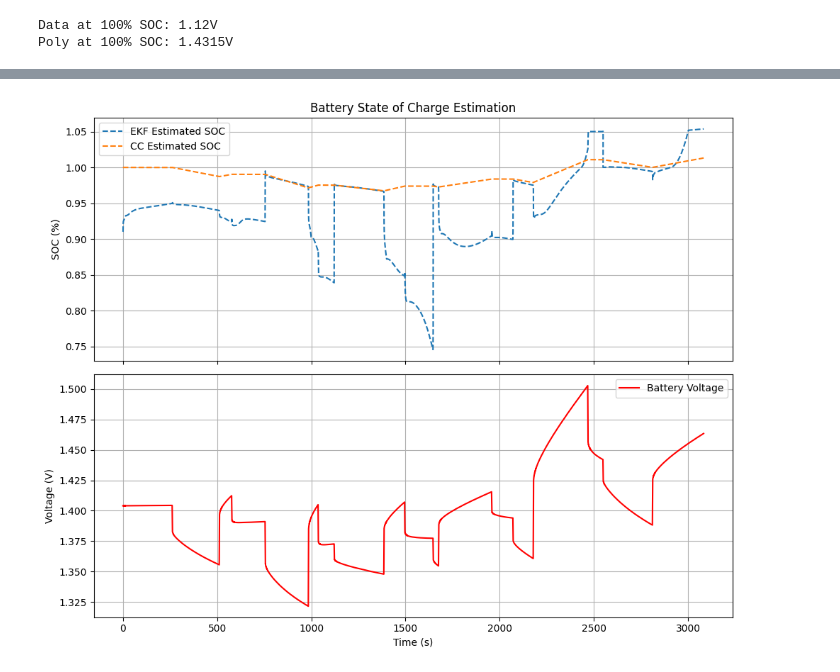
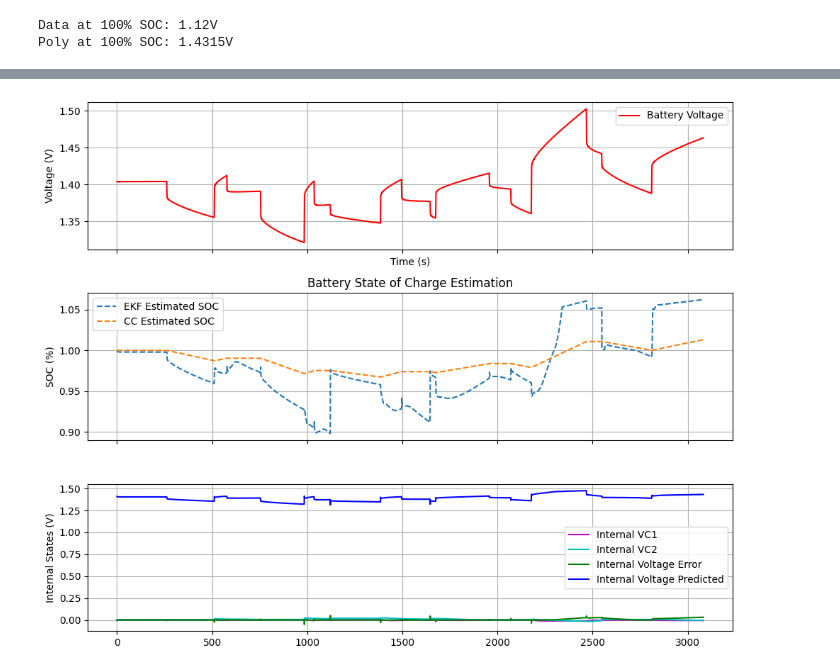
Before and after one commit to Triangleman1/ICASL_test_code, a Jupyter notebook: 585_SOC_Estimation/SOC_Algorithm.ipynb, the cells around one changed output, grey strips where cells are left out. Cells and saved outputs as stored; diff of their text form; code cells hidden in the pictures.

```diff
--- a/585_SOC_Estimation/SOC_Algorithm.ipynb
+++ b/585_SOC_Estimation/SOC_Algorithm.ipynb
@@ -82,32 +84,48 @@ Poly at 100% SOC: 1.4315V
 # %%
+# import EKF_Algorithm as EKF
+
+import importlib
 import EKF_Algorithm as EKF
+importlib.reload(EKF)
 
-# #df1 = pd.read_csv("Test_1/complete.csv")
-# df2 = pd.read_csv("Charging_with_stops/complete.csv")
-# #df2 = pd.read_csv("Charging_combined/complete.csv")
-# #df1 = pd.read_csv("Discharging_3/complete.csv")
-# df1 = pd.read_csv("Discharging_2_truncated/complete.csv")
+# df1 = pd.read_csv("Test_1/complete.csv")
+# df2 = pd.read_csv("Charging_combined/complete.csv")
+# df1 = pd.read_csv("Discharging_3/complete.csv")
 
-# time_offset = df1["times"].iloc[-1]
-# df2_adjusted = df2.copy()
-# df2_adjusted["times"] = df2["times"] + time_offset
+df1 = pd.read_csv("Discharging_2_truncated/complete.csv")
+df2 = pd.read_csv("Charging_with_stops/complete.csv")
+time_offset = df1["times"].iloc[-1]
+df2_adjusted = df2.copy()
+df2_adjusted["times"] = df2["times"] + time_offset
+df = pd.concat([df1, df2_adjusted], ignore_index=True)
 
-# df = pd.concat([df1, df2_adjusted], ignore_index=True)
-df = pd.read_csv("SOC_TEST/complete.csv")
+# df = pd.read_csv("SOC_TEST/complete.csv")
 
-df_discharge = pd.read_csv("Discharging_2/BAT_ECM_2.csv")
-df_charge = pd.read_csv("Charging_with_stops/BAT_ECM_Charge.csv")
+df_discharge = pd.read_csv("Discharging_2/parameters.csv")
+df_charge = pd.read_csv("Charging_with_stops/parameters.csv")
+# df_discharge = pd.read_csv("Discharging_2/parameters_stretched.csv")
+# df_charge = pd.read_csv("Charging_with_stops/parameters_stretched.csv")
+#df_charge = pd.read_csv("Charging_with_stops/parameters_fudged.csv")
+
+#log_time_start = 950 ; log_time_end = 986
+log_time_start = 500 ; log_time_end = 513
 
 
 capacity = 2.35
 ekf = EKF.BatteryEKF(df_charge, df_discharge, capacity)
 estimated_soc = []
+internal_vc1 = []
+internal_vc2 = []
+internal_verror = []
+internal_vpredicted = []
 CC_soc = []
 init_soc =1
 v_start = df['voltage'][0]
 ekf.initialize_soc(v_start, df_charge["SOC"].values, df_charge["OCV"].values)
+print(ekf.get_parameters())
 #ekf.initialize_soc(v_start, df_discharge["SOC"].values, df_discharge["OCV"].values)
 rest_duration = 0
+counter = 0
 for i in range(len(df)):
     # Calculate dt dynamically
     if i == 0:
@@ -124,28 +142,68 @@ for i in range(len(df)):
         rest_duration = 0
     # Only run predict/update if dt is valid (prevents errors from duplicate timestamps)
     if dt > 0:
-        ekf.predict(-df["current"][i], dt)
+        log = False
+        if (log_time_start <= df["times"][i] <= log_time_end):
+            counter = counter+1
+        if (counter == 5):
+            log=True
+            counter = 0
+        # if (log): print(f"\nTime: {df['times'][i]}")
+        # if (log): print(f"Initial State: {ekf.x}")
+
+        ekf.predict(-df["current"][i], dt) # Positive current did = charging. Now positive current = discharging.
+        # if (log): print(f"Predicted State: {ekf.x}")
         soc = ekf.update(df["voltage"][i], -df["current"][i], rest_duration)
+        # if (log): print(f"Updated State: {ekf.x}")
         estimated_soc.append(soc)
+
+        # if (log): print(f"v_prediction: {ekf.v_predicted}")
+        # if (log): print(f"v_measured: {df['voltage'][i]}")
+
+        # if (log): print(f"SOC_DISCHARGE: {ekf.soc_discharge_lut}")
+        # if (log): print(f"R0_DISCHARGE: {ekf.r0_discharge_lut}")
+        # if (log): print(np.interp(1, ekf.soc_discharge_lut, ekf.r0_discharge_lut))
+
+
     else:
         estimated_soc.append(estimated_soc[-1]) # Keep last value
 
-fig, (ax1, ax2) = plt.subplots(2, 1, figsize=(10, 8), sharex=True)
+    internal_vc1.append(ekf.x[1])
+    internal_vc2.append(ekf.x[2])
+    internal_vpredicted.append(ekf.v_predicted)
+    internal_verror.append(df["voltage"][i] - ekf.v_predicted)
 
-# Plot 1: SOC (Top)
+fig, (ax2, ax1, ax3) = plt.subplots(3, 1, figsize=(10, 8), sharex=True)
+
+# Plot 1: SOC
 ax1.plot(df["times"], estimated_soc, '--', label='EKF Estimated SOC')
 ax1.plot(df["times"], CC_soc, '--', label='CC Estimated SOC')
 ax1.set_ylabel('SOC (%)')
 ax1.legend()
 ax1.grid()
 ax1.set_title('Battery State of Charge Estimation')
+#ax1.set_ylim(0.8, 1.1)
 
-# Plot 2: Voltage (Bottom)
+# Plot 2: Voltage
 ax2.plot(df["times"], df['voltage'], 'r-', label='Battery Voltage') # Changed color to red for clarity
 ax2.set_ylabel('Voltage (V)')
 ax2.set_xlabel('Time (s)')
 ax2.legend()
 ax2.grid()
+
+# Plot 3: Internal States
+ax3.plot(df["times"], internal_vc1, 'm-', label='Internal VC1')
+ax3.plot(df["times"], internal_vc2, 'c-', label='Internal VC2')
+ax3.plot(df["times"], internal_verror, 'g-', label='Internal Voltage Error')
+ax3.plot(df["times"], internal_vpredicted, 'b-', label='Internal Voltage Predicted')
+ax3.set_ylabel('Internal States (V)')
+ax3.legend()
+ax3.grid()
+#ax3.set_xlim(0, 20)
+
+# ax3.set_xlim(1600, 2200)
+#ax3.set_ylim(-0.2, 0.2)
+
 plt.tight_layout() # Prevents labels from overlapping
 plt.show()
 # %% [output]
@@ -152 +211 @@ plt.show()
-[figure, old version]
+[figure, new version]
```
Also changed, not shown: parts of 2 cells of this notebook, 7 other files.
